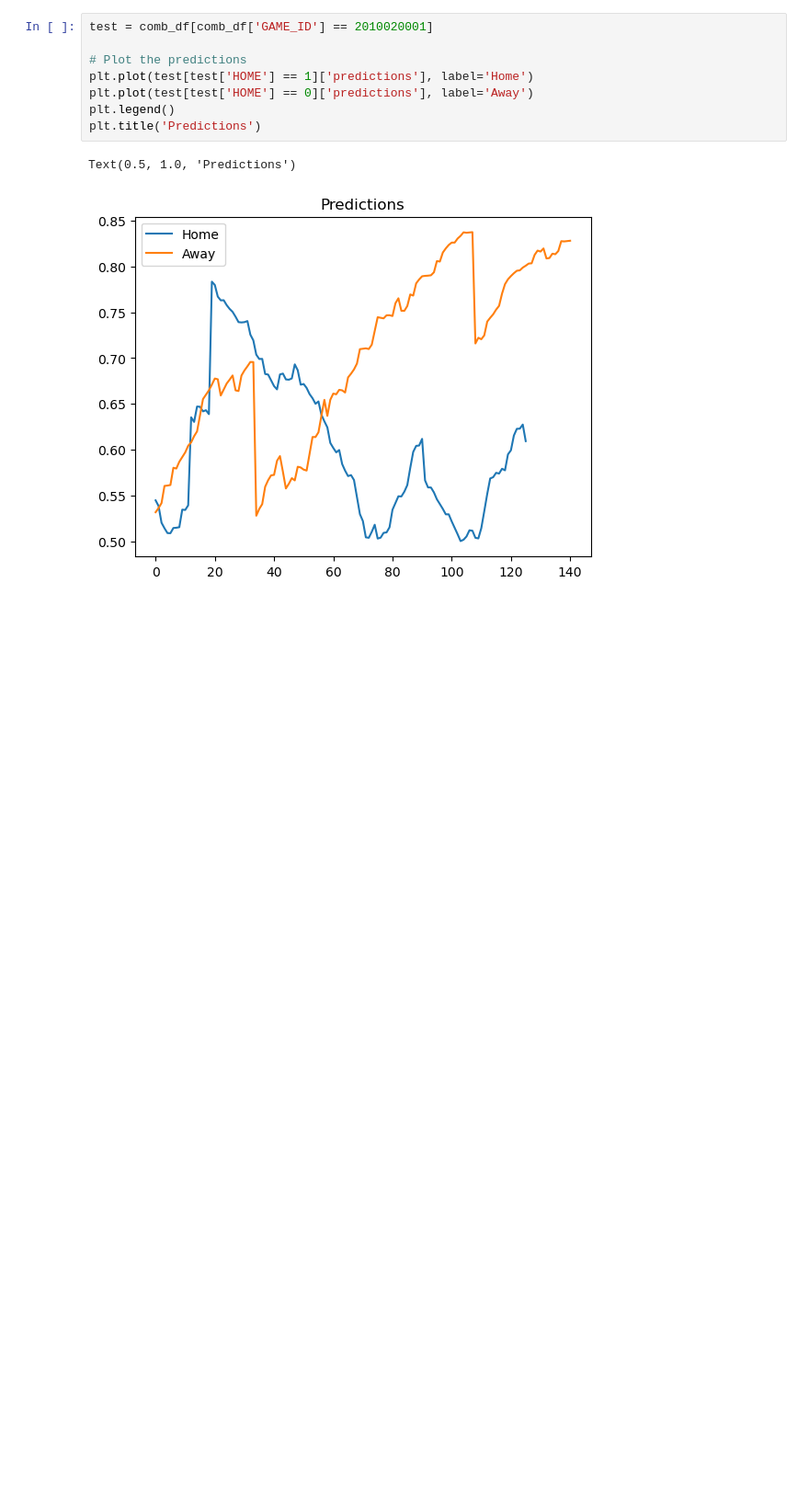
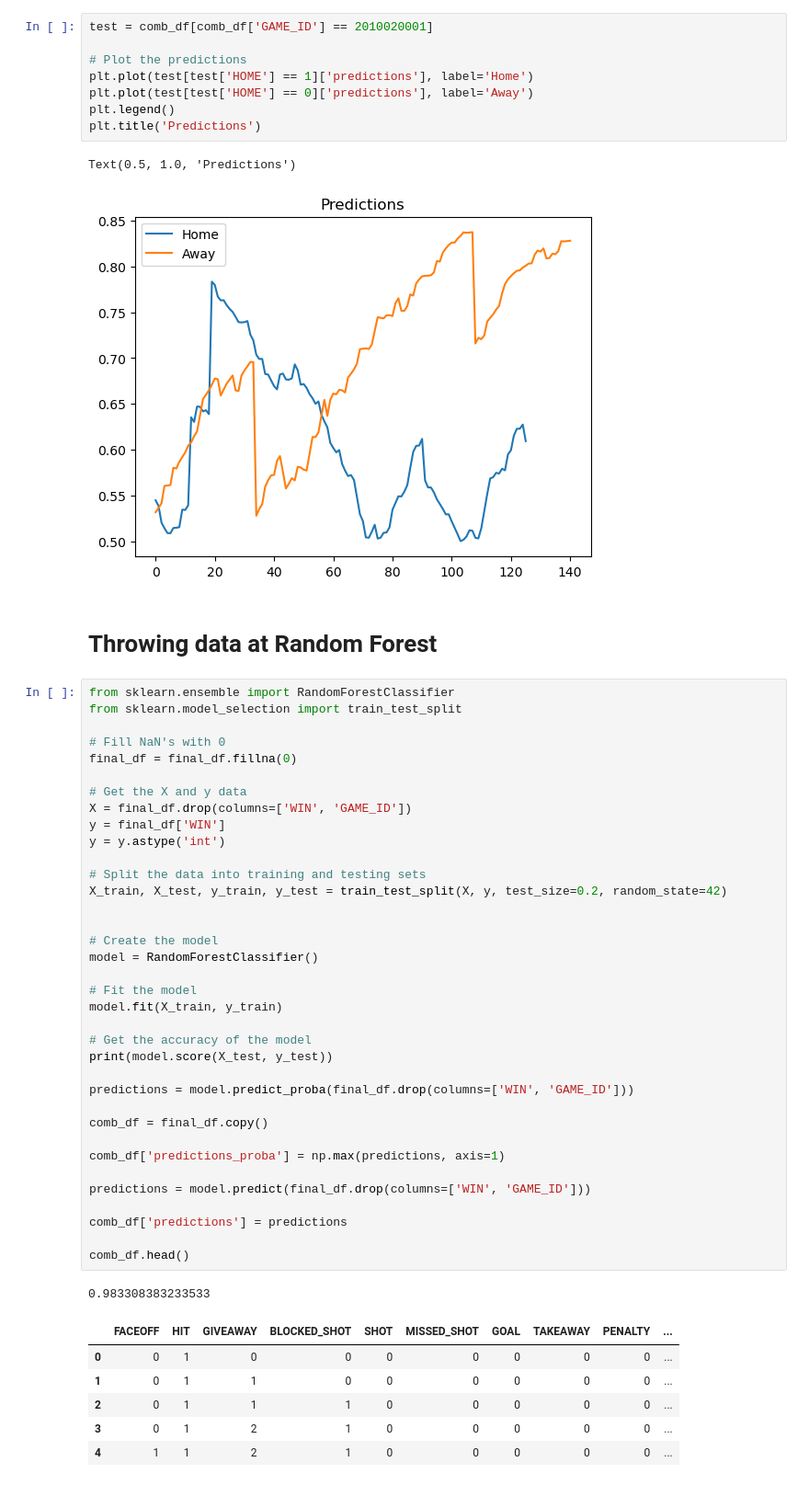
Before and after one commit to jeffxhansen/NHL_Win_Predictor, a Jupyter notebook: dylan.ipynb, the cells around one changed output. Shown at 92% size. Cells and saved outputs as stored; diff of their text form; blank space fills up the shorter version.

```diff
--- a/dylan.ipynb
+++ b/dylan.ipynb
@@ -216,3 +207,49 @@ plt.title('Predictions')
 # %% [output]
 Text(0.5, 1.0, 'Predictions')
 [figure]
+# %% [markdown]
+<h1>Throwing data at Random Forest</h1>
+# %%
+from sklearn.ensemble import RandomForestClassifier
+from sklearn.model_selection import train_test_split
+
+# Fill NaN's with 0
+final_df = final_df.fillna(0)
+
+# Get the X and y data
+X = final_df.drop(columns=['WIN', 'GAME_ID'])
+y = final_df['WIN']
+y = y.astype('int')
+
+# Split the data into training and testing sets
+X_train, X_test, y_train, y_test = train_test_split(X, y, test_size=0.2, random_state=42)
+
+
+# Create the model
+model = RandomForestClassifier()
+
+# Fit the model
+model.fit(X_train, y_train)
+
+# Get the accuracy of the model
+print(model.score(X_test, y_test))
+
+predictions = model.predict_proba(final_df.drop(columns=['WIN', 'GAME_ID']))
+
+comb_df = final_df.copy()
+
+comb_df['predictions_proba'] = np.max(predictions, axis=1)
+
+predictions = model.predict(final_df.drop(columns=['WIN', 'GAME_ID']))
+
+comb_df['predictions'] = predictions
+
+comb_df.head()
+# %% [output]
+0.983308383233533
+|  | FACEOFF | HIT | GIVEAWAY | BLOCKED_SHOT | SHOT | MISSED_SHOT | GOAL | TAKEAWAY | PENALTY | ... |
+| 0 | 0 | 1 | 0 | 0 | 0 | 0 | 0 | 0 | 0 | ... |
+| 1 | 0 | 1 | 1 | 0 | 0 | 0 | 0 | 0 | 0 | ... |
+| 2 | 0 | 1 | 1 | 1 | 0 | 0 | 0 | 0 | 0 | ... |
+| 3 | 0 | 1 | 2 | 1 | 0 | 0 | 0 | 0 | 0 | ... |
+| 4 | 1 | 1 | 2 | 1 | 0 | 0 | 0 | 0 | 0 | ... |
```
Also changed, not shown: parts of 5 cells of this notebook.
